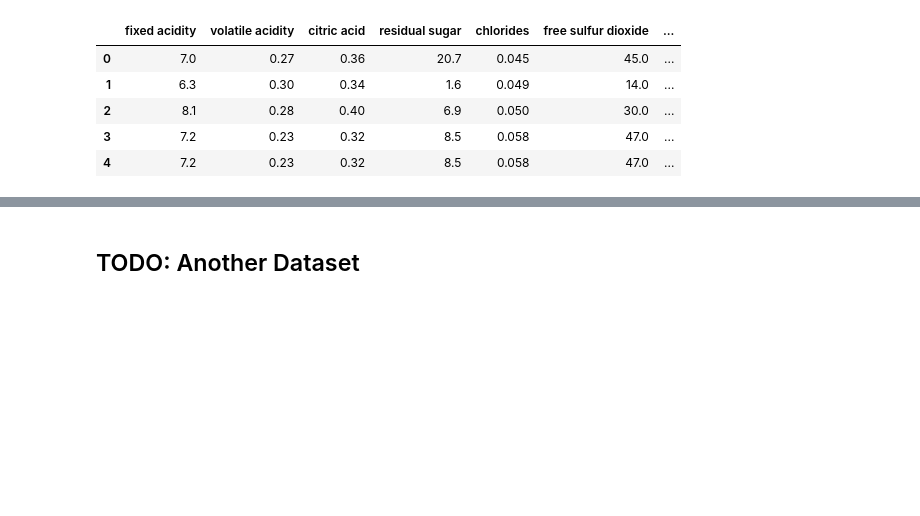
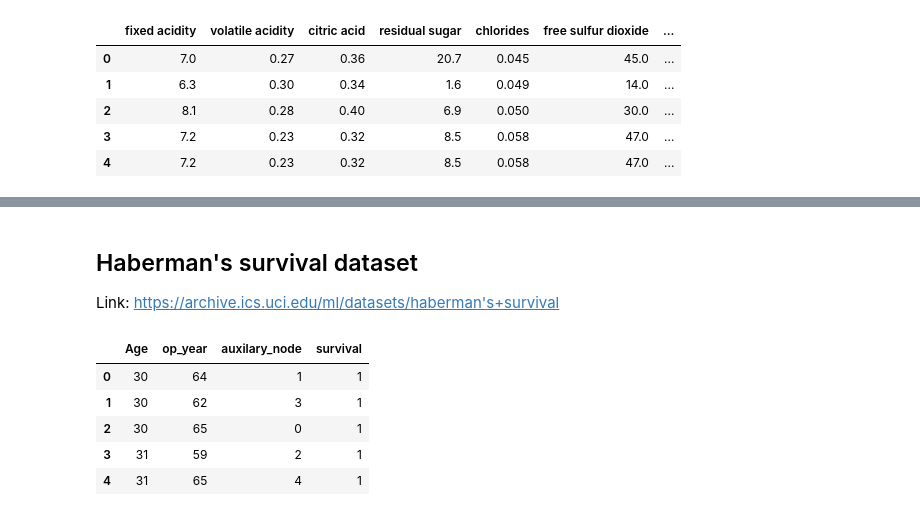
Before and after one commit to amindadgar/Dependency-Analysis-KFoldCrossValidation, a Jupyter notebook: main.ipynb, the cells around one changed output, grey strips where cells are left out. Cells and saved outputs as stored; diff of their text form; code cells hidden in the pictures; blank space fills up the shorter version.

```diff
--- a/main.ipynb
+++ b/main.ipynb
@@ -634,4 +633,16 @@ Naive Bayes finished with accuracy score: 0.4881584320130666
  '7NN': 0.4881584320130666,
  'NBC': 0.4881584320130666}
 # %% [markdown]
-## TODO: Another Dataset
+## Haberman's survival dataset
+Link: https://archive.ics.uci.edu/ml/datasets/haberman's+survival
+# %%
+ds_haberman = pd.read_csv('Datasets/haberman/haberman.data',
+                          names=['Age', 'op_year', 'auxilary_node', 'survival'])
+ds_haberman.head()
+# %% [output]
+|  | Age | op_year | auxilary_node | survival |
+| 0 | 30 | 64 | 1 | 1 |
+| 1 | 30 | 62 | 3 | 1 |
+| 2 | 30 | 65 | 0 | 1 |
+| 3 | 31 | 59 | 2 | 1 |
+| 4 | 31 | 65 | 4 | 1 |
```
Also changed, not shown: parts of 23 cells of this notebook, 8 other files.
